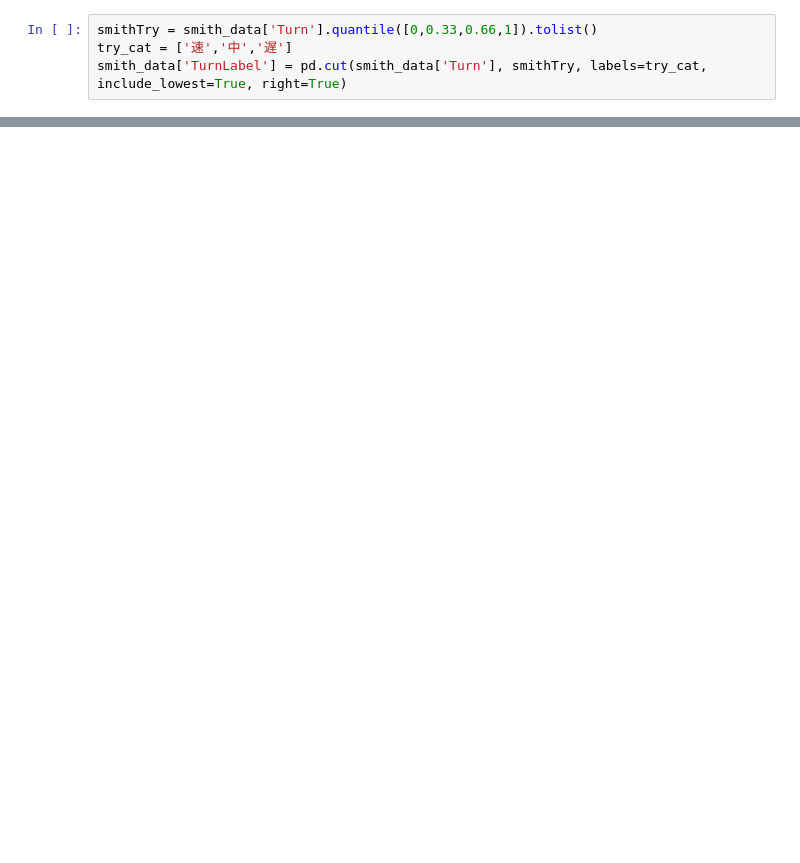
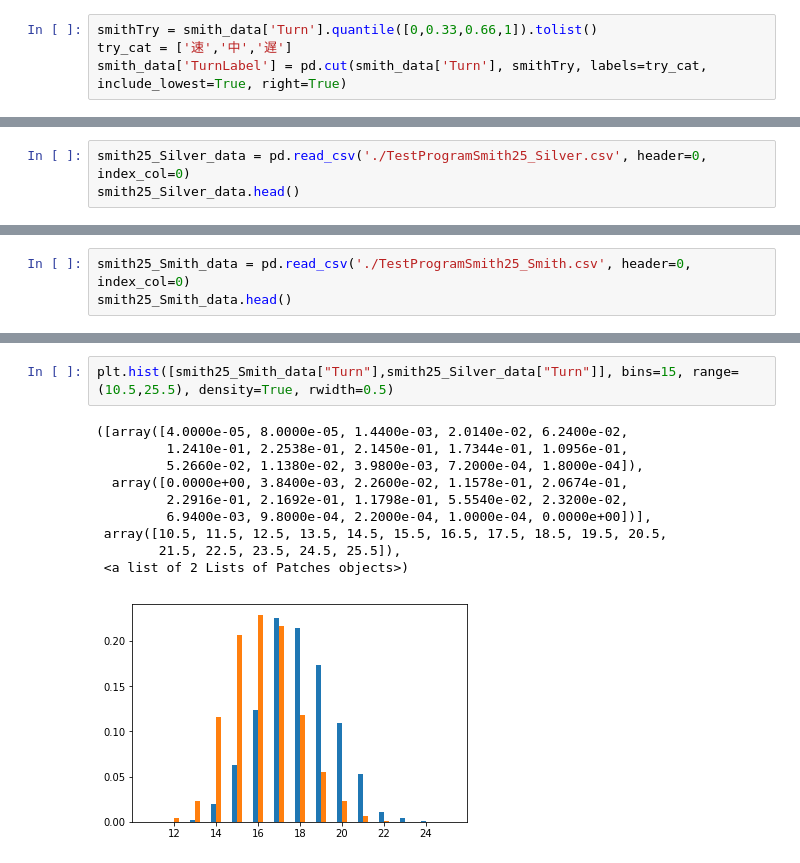
Before and after one commit to NCT48/Dominion, a Jupyter notebook: Smith/Smith.ipynb, the cells around one changed output, grey strips where cells are left out. Drawn from its saved outputs; the diff is of its cells as text; blank space fills up the shorter version.

```diff
--- a/Smith/Smith.ipynb
+++ b/Smith/Smith.ipynb
@@ -196,0 +198,3 @@ smith_data34_oso.head(5)
+# %%
+smith25_Silver_data = pd.read_csv('./TestProgramSmith25_Silver.csv', header=0, index_col=0)
+smith25_Silver_data.head()
@@ -196,0 +208,3 @@ smith_data34_oso.head(5)
+# %%
+smith25_Smith_data = pd.read_csv('./TestProgramSmith25_Smith.csv', header=0, index_col=0)
+smith25_Smith_data.head()
@@ -196,0 +241,13 @@ smith_data34_oso.head(5)
+# %%
+plt.hist([smith25_Smith_data["Turn"],smith25_Silver_data["Turn"]], bins=15, range=(10.5,25.5), density=True, rwidth=0.5)
+# %% [output]
+([array([4.0000e-05, 8.0000e-05, 1.4400e-03, 2.0140e-02, 6.2400e-02,
+         1.2410e-01, 2.2538e-01, 2.1450e-01, 1.7344e-01, 1.0956e-01,
+         5.2660e-02, 1.1380e-02, 3.9800e-03, 7.2000e-04, 1.8000e-04]),
+  array([0.0000e+00, 3.8400e-03, 2.2600e-02, 1.1578e-01, 2.0674e-01,
+         2.2916e-01, 2.1692e-01, 1.1798e-01, 5.5540e-02, 2.3200e-02,
+         6.9400e-03, 9.8000e-04, 2.2000e-04, 1.0000e-04, 0.0000e+00])],
+ array([10.5, 11.5, 12.5, 13.5, 14.5, 15.5, 16.5, 17.5, 18.5, 19.5, 20.5,
+        21.5, 22.5, 23.5, 24.5, 25.5]),
+ <a list of 2 Lists of Patches objects>)
+[figure, added]
```
Also changed, not shown: parts of 23 cells of this notebook, 1 other file.
